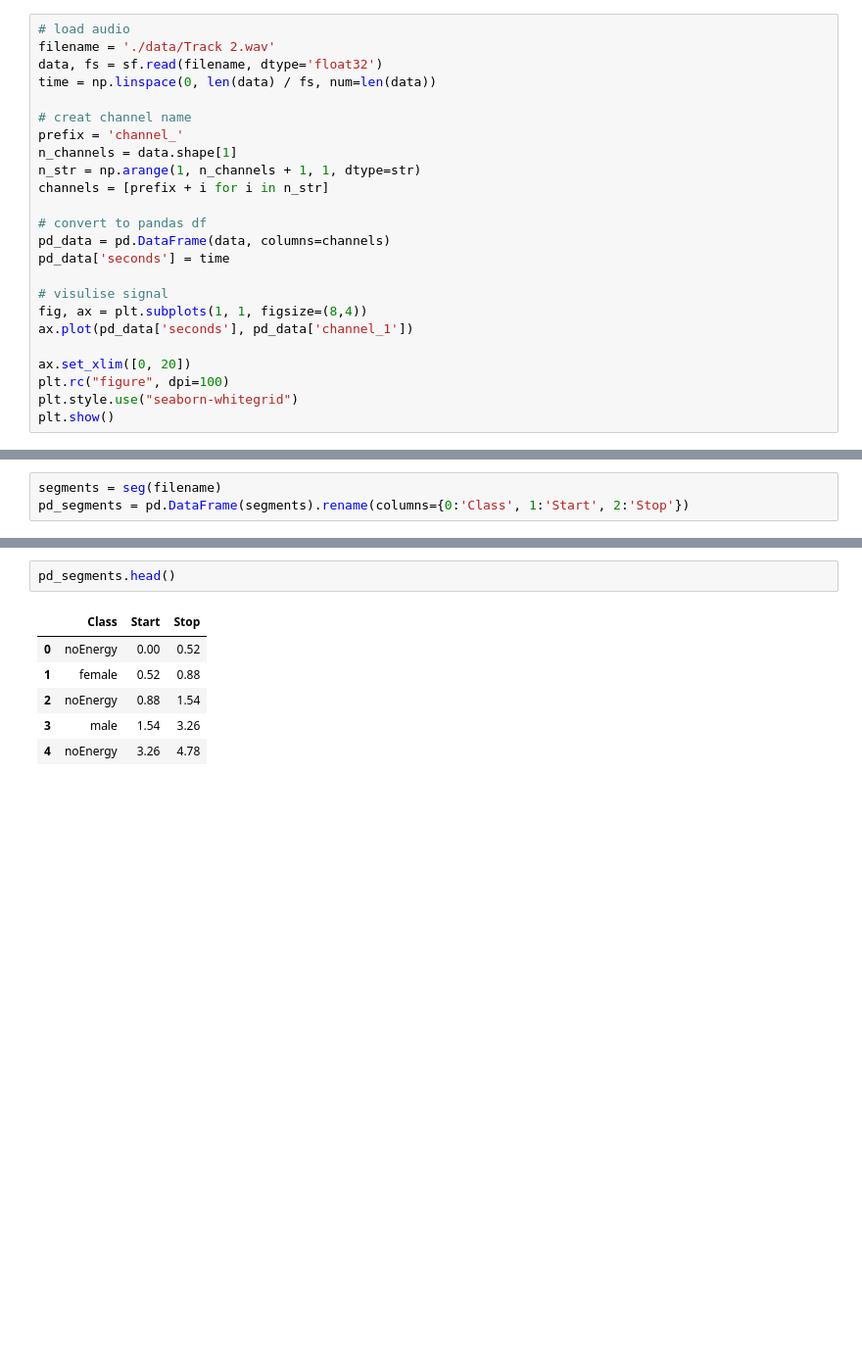
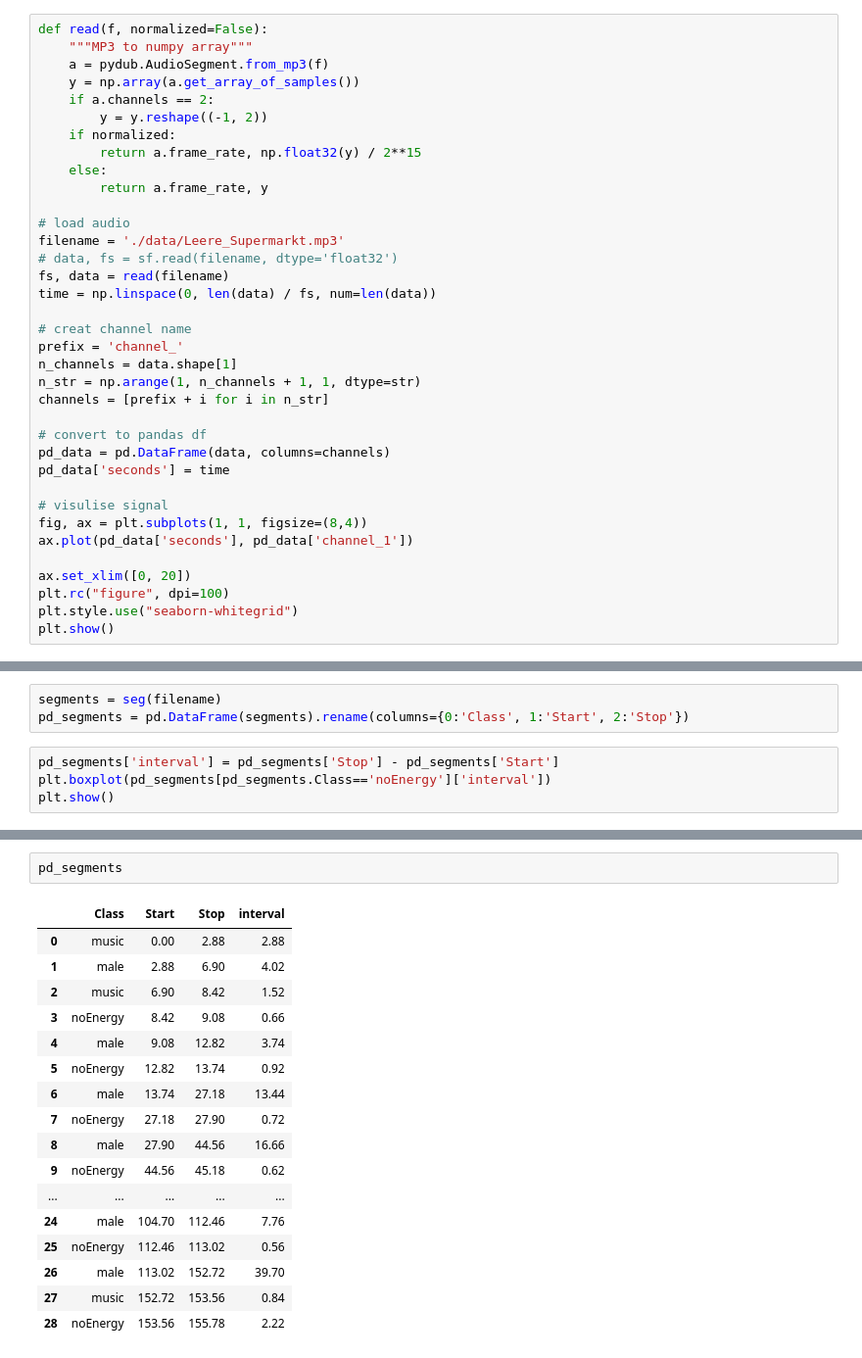
Before and after one commit to geraldgong/speech_shadowing, a Jupyter notebook: speech_shadowing.ipynb, the cells around one changed output, grey strips where cells are left out. Shown: that part at 98% size. Saved outputs shown, nothing was run; the diff lists cells and outputs as text; blank space fills up the shorter version.

```diff
--- a/speech_shadowing.ipynb
+++ b/speech_shadowing.ipynb
@@ -17,9 +18,21 @@ https://github.com/tyiannak/pyAudioAnalysis
 # %% [markdown]
 ## initial attempt
 # %%
+def read(f, normalized=False):
+    """MP3 to numpy array"""
+    a = pydub.AudioSegment.from_mp3(f)
+    y = np.array(a.get_array_of_samples())
+    if a.channels == 2:
+        y = y.reshape((-1, 2))
+    if normalized:
+        return a.frame_rate, np.float32(y) / 2**15
+    else:
+        return a.frame_rate, y
+
 # load audio
-filename = './data/Track 2.wav'
-data, fs = sf.read(filename, dtype='float32')
+filename = './data/Leere_Supermarkt.mp3'
+# data, fs = sf.read(filename, dtype='float32')
+fs, data = read(filename)
 time = np.linspace(0, len(data) / fs, num=len(data))
 
 # creat channel name
@@ -55,3 +73,7 @@ Using TensorFlow backend.
 # %%
 segments = seg(filename)
 pd_segments = pd.DataFrame(segments).rename(columns={0:'Class', 1:'Start', 2:'Stop'})
+# %%
+pd_segments['interval'] = pd_segments['Stop'] - pd_segments['Start']
+plt.boxplot(pd_segments[pd_segments.Class=='noEnergy']['interval'])
+plt.show()
@@ -58,9 +82,20 @@ pd_segments = pd.DataFrame(segments).rename(columns={0:'Class', 1:'Start', 2:'St
 # %%
-pd_segments.head()
+pd_segments
 # %% [output]
-|  | Class | Start | Stop |
-| 0 | noEnergy | 0.00 | 0.52 |
-| 1 | female | 0.52 | 0.88 |
-| 2 | noEnergy | 0.88 | 1.54 |
-| 3 | male | 1.54 | 3.26 |
-| 4 | noEnergy | 3.26 | 4.78 |
+|  | Class | Start | Stop | interval |
+| 0 | music | 0.00 | 2.88 | 2.88 |
+| 1 | male | 2.88 | 6.90 | 4.02 |
+| 2 | music | 6.90 | 8.42 | 1.52 |
+| 3 | noEnergy | 8.42 | 9.08 | 0.66 |
+| 4 | male | 9.08 | 12.82 | 3.74 |
+| 5 | noEnergy | 12.82 | 13.74 | 0.92 |
+| 6 | male | 13.74 | 27.18 | 13.44 |
+| 7 | noEnergy | 27.18 | 27.90 | 0.72 |
+| 8 | male | 27.90 | 44.56 | 16.66 |
+| 9 | noEnergy | 44.56 | 45.18 | 0.62 |
+| ... | ... | ... | ... | ... |
+| 24 | male | 104.70 | 112.46 | 7.76 |
+| 25 | noEnergy | 112.46 | 113.02 | 0.56 |
+| 26 | male | 113.02 | 152.72 | 39.70 |
+| 27 | music | 152.72 | 153.56 | 0.84 |
+| 28 | noEnergy | 153.56 | 155.78 | 2.22 |
```
Also changed, not shown: parts of 10 cells of this notebook, 2 other files.
